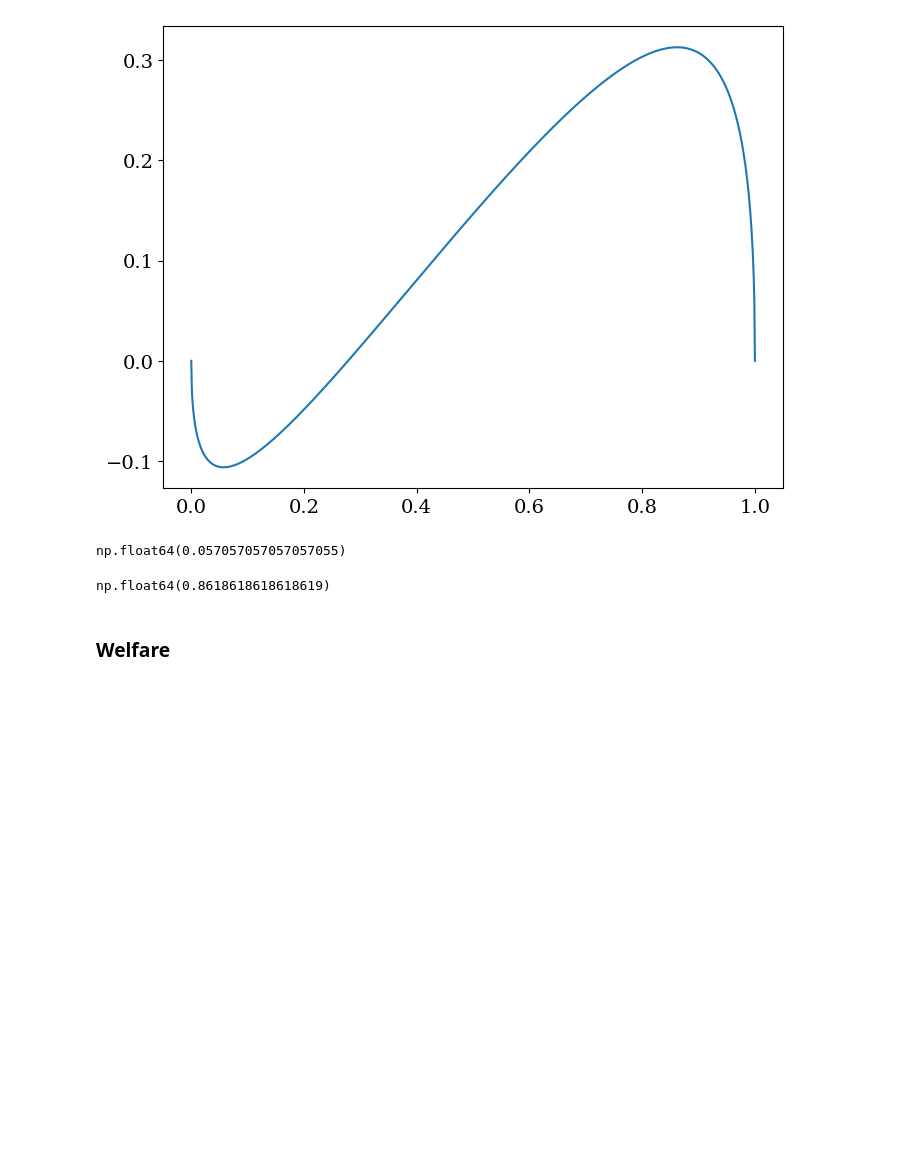
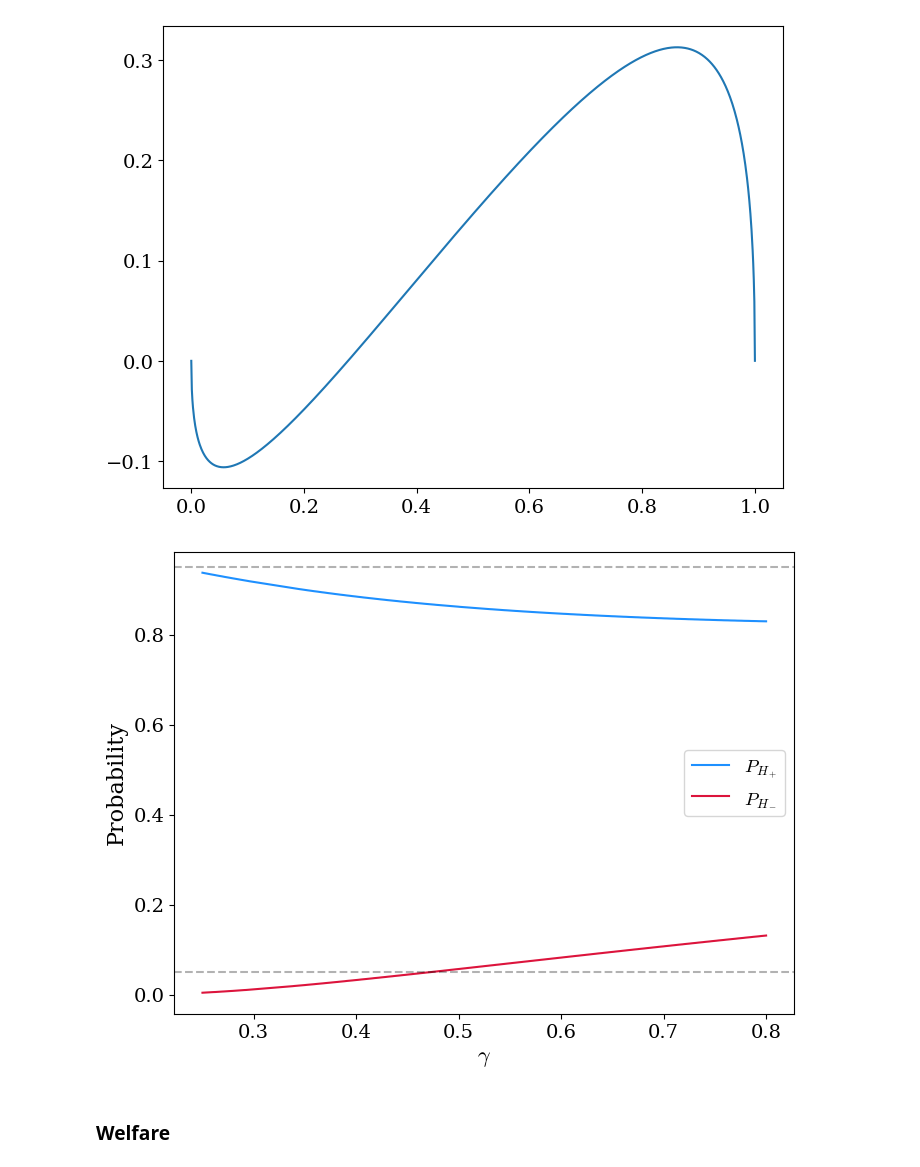
Before and after one commit to charlesaugdupont/cognitive-biases-welfare-volatility, a Jupyter notebook: notebooks/cpt_prob_comparison.ipynb, the cells around one changed output. Drawn from its saved outputs; the diff is of its cells as text; code cells hidden in the pictures; blank space fills up the shorter version.

Commit message:
gamma sweep with adjusted probabilities

```diff
--- a/notebooks/cpt_prob_comparison.ipynb
+++ b/notebooks/cpt_prob_comparison.ipynb
@@ -58,14 +58,33 @@ plt.plot(
 plt.show()
 # %% [output]
 [figure]
-# %%
-pvals[np.argmin(pvals - probability_weighting(pvals, gamma=0.5))]
-# %% [output]
-np.float64(0.057057057057057055)
-# %%
-pvals[np.argmax(pvals - probability_weighting(pvals, gamma=0.5))]
-# %% [output]
-np.float64(0.8618618618618619)
+# %%
+gamma_linspace = np.linspace(0.25, 0.8, 1000)
+pvals = np.linspace(0.001,0.999,10000)
+
+under = []
+over = []
+for g in gamma_linspace:
+    most_underweighted = pvals[np.argmin(pvals - probability_weighting(pvals, gamma=g))]
+    most_overweighted = pvals[np.argmax(pvals - probability_weighting(pvals, gamma=g))]
+
+
+    under.append(most_underweighted)
+    over.append(most_overweighted)
+# %%
+plt.plot(gamma_linspace, over, color="dodgerblue", label=r"$P_{H_+}$")
+plt.plot(gamma_linspace, under, color="crimson", label=r"$P_{H_-}$")
+
+plt.xlabel(r"$\gamma$")
+plt.ylabel("Probability")
+plt.legend()
+
+plt.axhline(0.95, linestyle="dashed", alpha=0.3, color="k")
+plt.axhline(0.05, linestyle="dashed", alpha=0.3, color="k")
+
+plt.show()
+# %% [output]
+[figure, added]
 # %% [markdown]
 ### Welfare
 # %%
```
Also changed, not shown: 3 other files.
